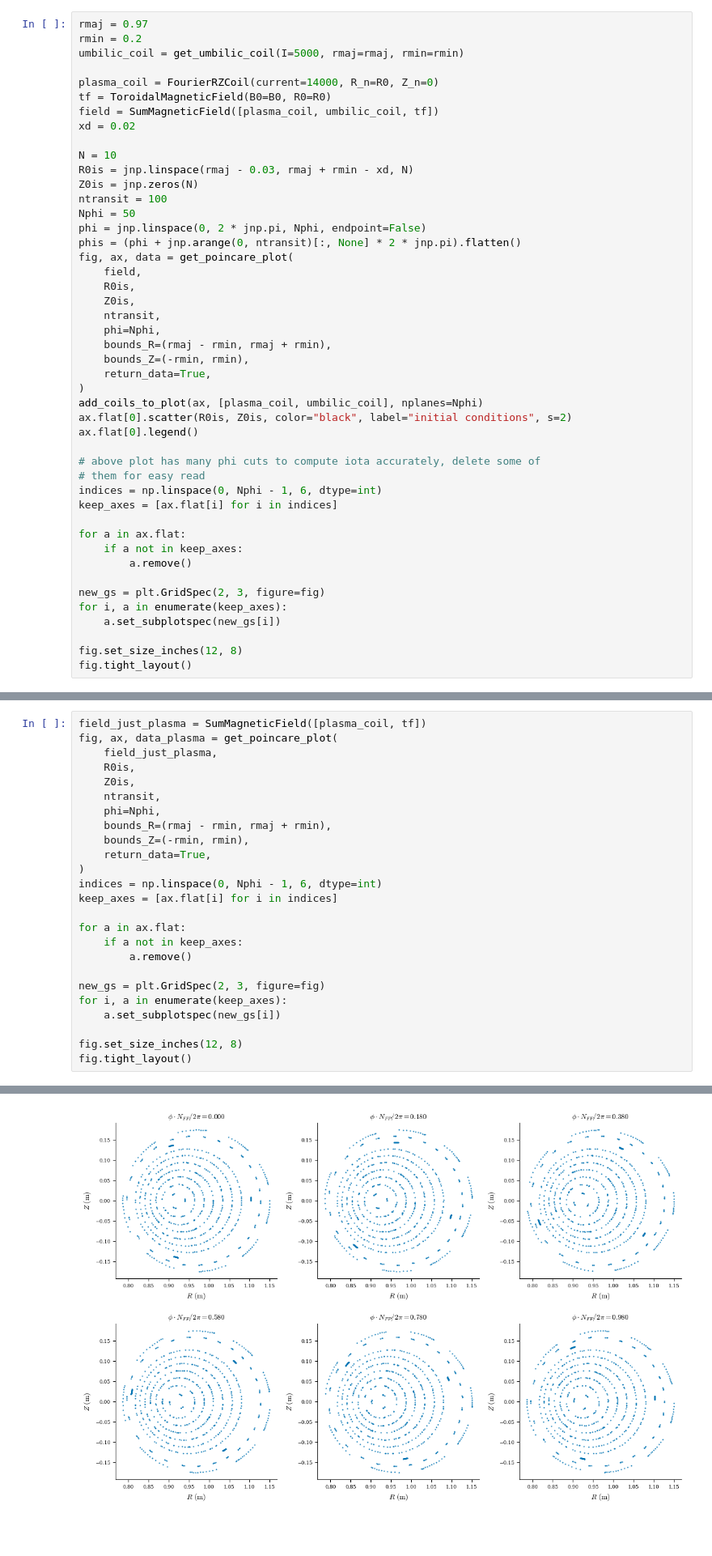
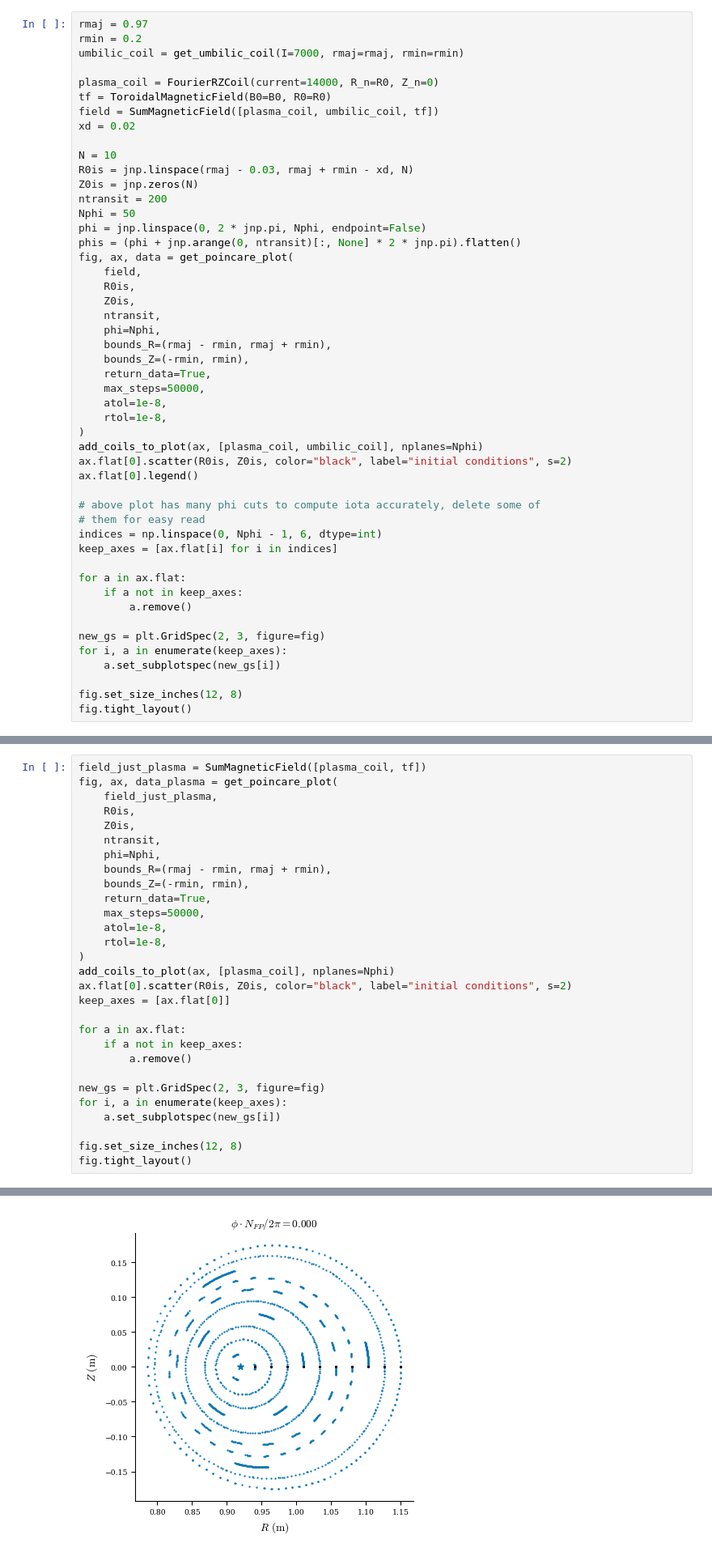
Before and after one commit to YigitElma/DEBUG-DESC, a Jupyter notebook: HBT-EP/hbt-ep-x-point-check.ipynb, the cells around one changed output, grey strips where cells are left out. Shown at 81% size. Cells and saved outputs as stored; diff of their text form; blank space fills up the shorter version.

```diff
--- a/HBT-EP/hbt-ep-x-point-check.ipynb
+++ b/HBT-EP/hbt-ep-x-point-check.ipynb
@@ -214,7 +214,7 @@ plt.legend()
 # %%
 rmaj = 0.97
 rmin = 0.2
-umbilic_coil = get_umbilic_coil(I=5000, rmaj=rmaj, rmin=rmin)
+umbilic_coil = get_umbilic_coil(I=7000, rmaj=rmaj, rmin=rmin)
 
 plasma_coil = FourierRZCoil(current=14000, R_n=R0, Z_n=0)
 tf = ToroidalMagneticField(B0=B0, R0=R0)
@@ -224,7 +224,7 @@ xd = 0.02
 N = 10
 R0is = jnp.linspace(rmaj - 0.03, rmaj + rmin - xd, N)
 Z0is = jnp.zeros(N)
-ntransit = 100
+ntransit = 200
 Nphi = 50
 phi = jnp.linspace(0, 2 * jnp.pi, Nphi, endpoint=False)
 phis = (phi + jnp.arange(0, ntransit)[:, None] * 2 * jnp.pi).flatten()
@@ -237,6 +237,9 @@ fig, ax, data = get_poincare_plot(
     bounds_R=(rmaj - rmin, rmaj + rmin),
     bounds_Z=(-rmin, rmin),
     return_data=True,
+    max_steps=50000,
+    atol=1e-8,
+    rtol=1e-8,
 )
 add_coils_to_plot(ax, [plasma_coil, umbilic_coil], nplanes=Nphi)
 ax.flat[0].scatter(R0is, Z0is, color="black", label="initial conditions", s=2)
@@ -276,9 +275,13 @@ fig, ax, data_plasma = get_poincare_plot(
     bounds_R=(rmaj - rmin, rmaj + rmin),
     bounds_Z=(-rmin, rmin),
     return_data=True,
+    max_steps=50000,
+    atol=1e-8,
+    rtol=1e-8,
 )
-indices = np.linspace(0, Nphi - 1, 6, dtype=int)
-keep_axes = [ax.flat[i] for i in indices]
+add_coils_to_plot(ax, [plasma_coil], nplanes=Nphi)
+ax.flat[0].scatter(R0is, Z0is, color="black", label="initial conditions", s=2)
+keep_axes = [ax.flat[0]]
 
 for a in ax.flat:
     if a not in keep_axes:
@@ -296,4 +299,4 @@ diffrax message: The maximum number of solver steps was reached. Try increasing
-[figure, old version]
+[figure, new version]
 # %%
 zs = data["Z"].reshape((ntransit * Nphi, -1))
 rs = data["R"].reshape((ntransit * Nphi, -1))
```
Also changed, not shown: parts of 7 cells of this notebook.
